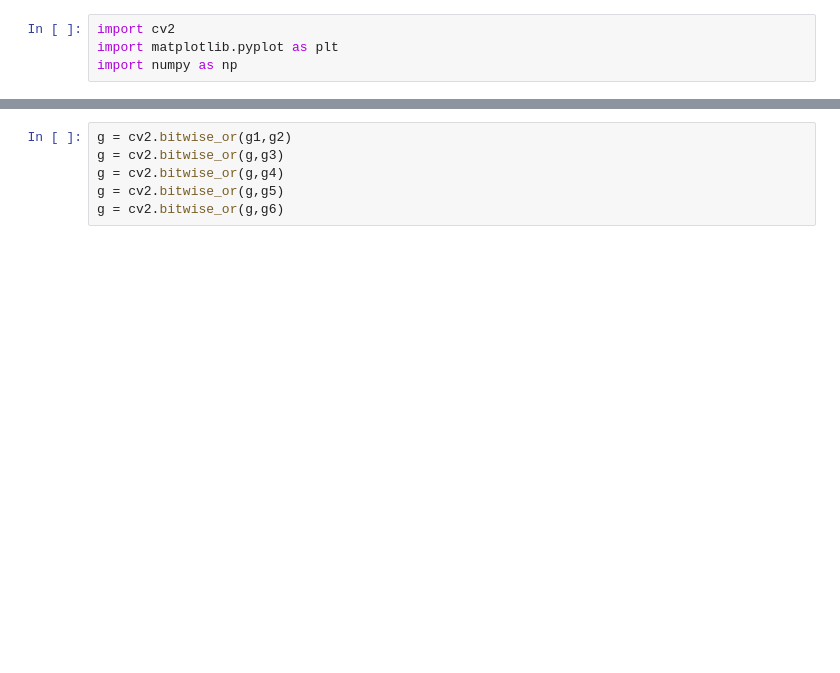
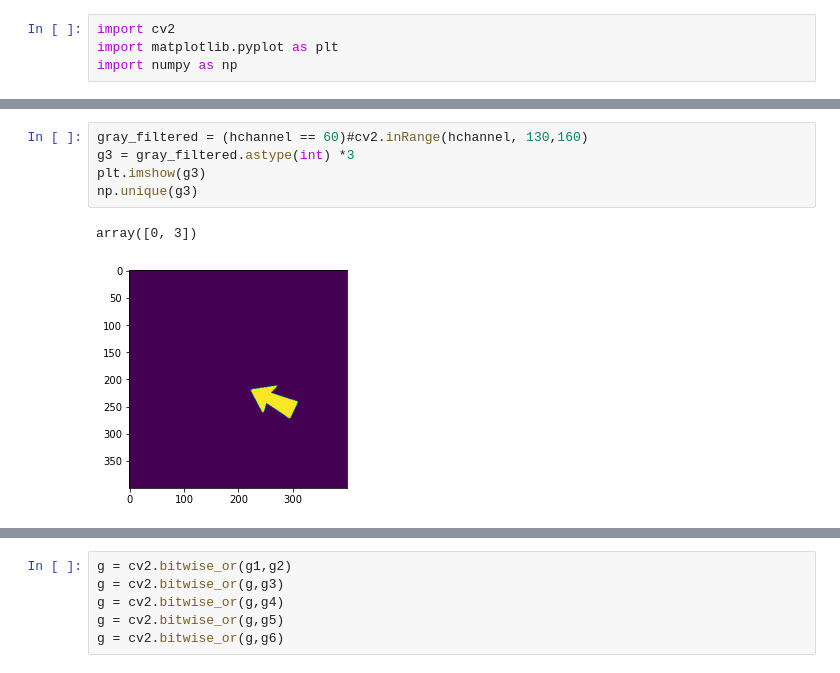
Before and after one commit to ZhangMenghe/Helmsley-DICOMViewer-D3D, a Jupyter notebook: Scripts/gizmo-button.ipynb, the cells around one changed output, grey strips where cells are left out. Cells and saved outputs as stored; diff of their text form; blank space fills up the shorter version.

```diff
--- a/Scripts/gizmo-button.ipynb
+++ b/Scripts/gizmo-button.ipynb
@@ -18,0 +39,8 @@ plt.imshow(g2)
+# %%
+gray_filtered = (hchannel == 60)#cv2.inRange(hchannel, 130,160)
+g3 = gray_filtered.astype(int) *3
+plt.imshow(g3)
+np.unique(g3)
+# %% [output]
+array([0, 3])
+[figure, added]
```
Also changed, not shown: parts of 25 cells of this notebook, 12 other files.
